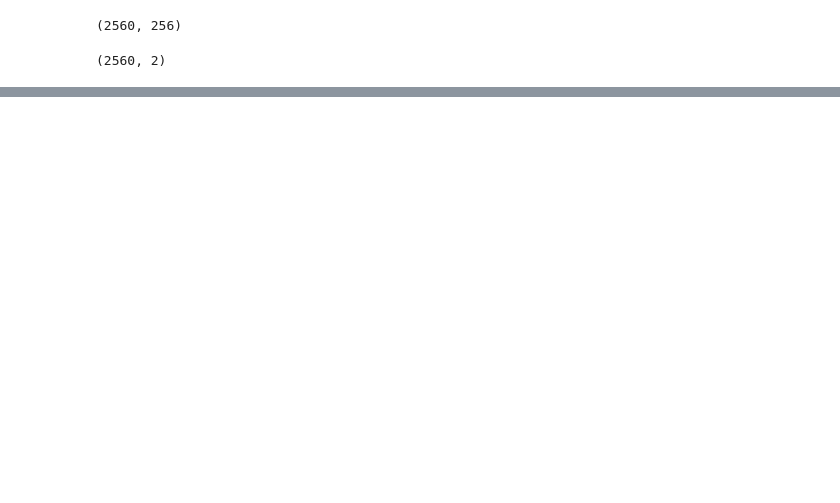
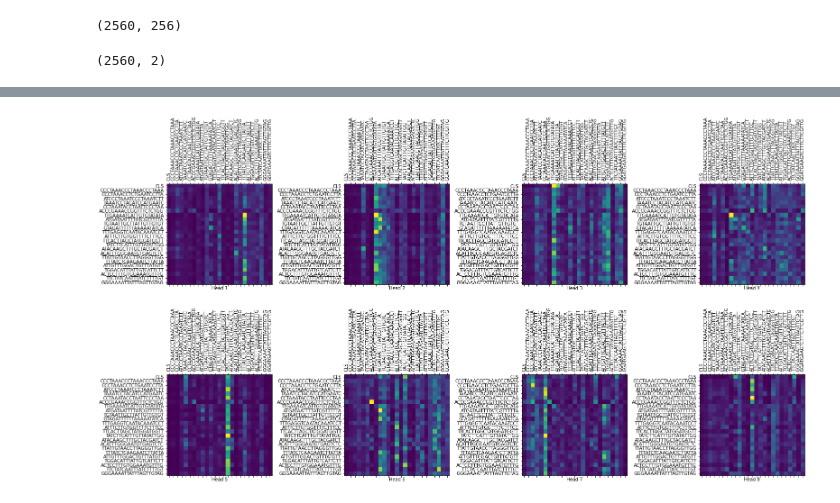
Before and after one commit to jguhlin/beaker, a Jupyter notebook: BioBeaker_Initial_Notebook_Playground.ipynb, the cells around one changed output, grey strips where cells are left out. Cells and saved outputs as stored; diff of their text form; code cells hidden in the pictures; blank space fills up the shorter version.

```diff
--- a/BioBeaker_Initial_Notebook_Playground.ipynb
+++ b/BioBeaker_Initial_Notebook_Playground.ipynb
@@ -298,0 +444,5 @@ fig.show()
+# %%
+plot_attention_weights(attn, kmers_converted, "encoder_layer4_block")
+# Layer 4
+# %% [output]
+[figure, added]
```
Also changed, not shown: parts of 19 cells of this notebook.
